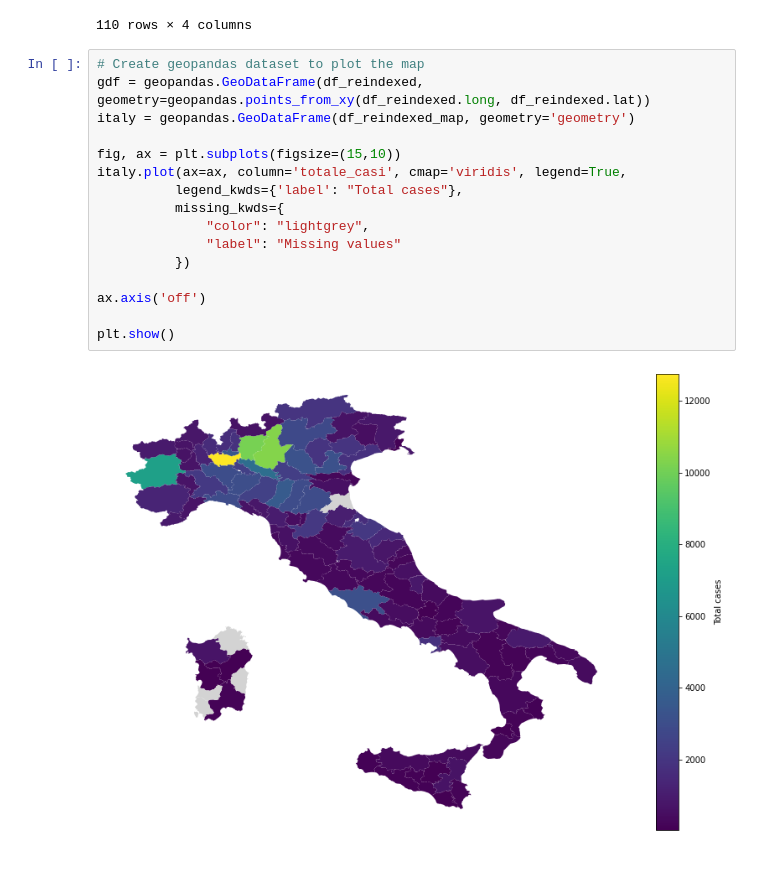
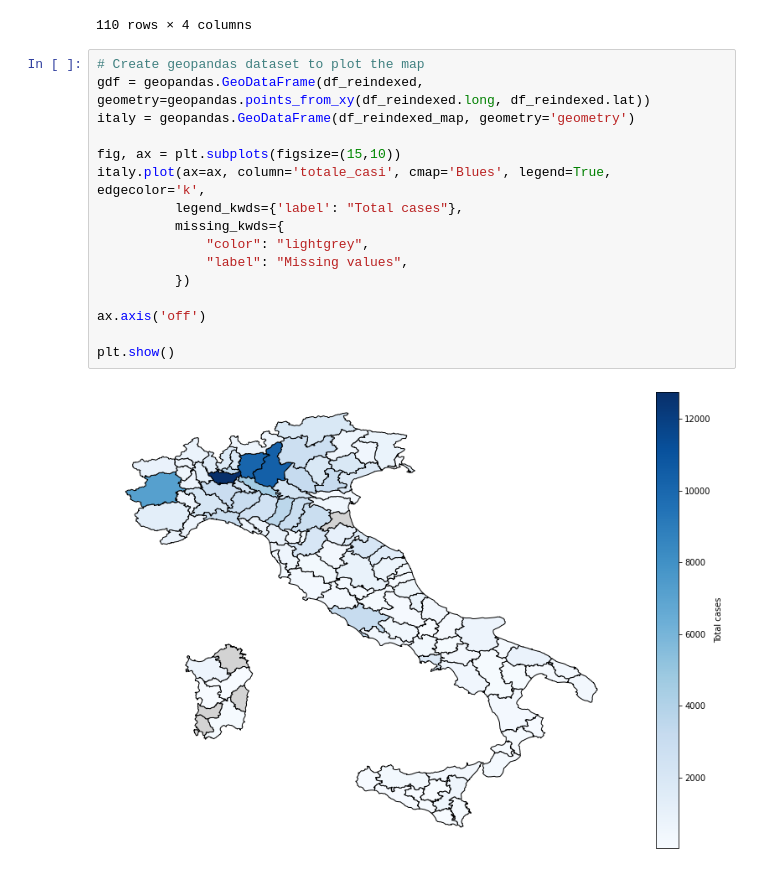
Before and after one commit to aribasadme/COVID19, a Jupyter notebook: covid19_italia.ipynb, the cells around one changed output. Drawn from its saved outputs; the diff is of its cells as text.

```diff
--- a/covid19_italia.ipynb
+++ b/covid19_italia.ipynb
@@ -559,18 +559,18 @@ df_reindexed_map
 # %%
 # Create geopandas dataset to plot the map
 gdf = geopandas.GeoDataFrame(df_reindexed, geometry=geopandas.points_from_xy(df_reindexed.long, df_reindexed.lat))
 italy = geopandas.GeoDataFrame(df_reindexed_map, geometry='geometry')
 
 fig, ax = plt.subplots(figsize=(15,10))
-italy.plot(ax=ax, column='totale_casi', cmap='viridis', legend=True,
+italy.plot(ax=ax, column='totale_casi', cmap='Blues', legend=True, edgecolor='k',
           legend_kwds={'label': "Total cases"},
           missing_kwds={
               "color": "lightgrey",
-              "label": "Missing values"
+              "label": "Missing values",
           })
 
 ax.axis('off')
 
 plt.show()
 # %% [output]
-[figure, old version]
+[figure, new version]
```
